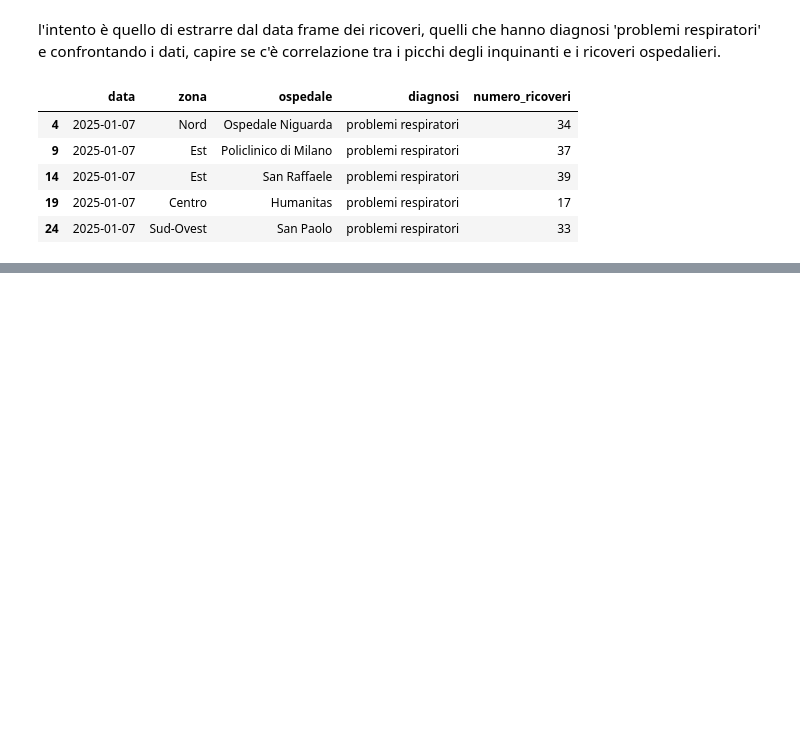
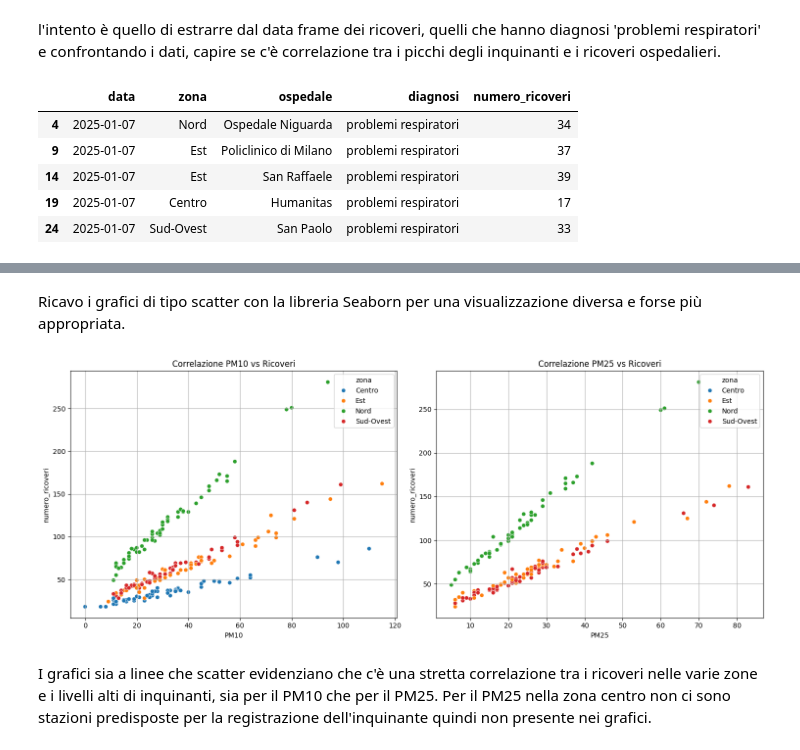
Before and after one commit to AntoninoCardillo2/Progetto_BigData, a Jupyter notebook: progetto_big_data.ipynb, the cells around one changed output, grey strips where cells are left out. Saved outputs shown, nothing was run; the diff lists cells and outputs as text; code cells hidden in the pictures; blank space fills up the shorter version.

```diff
--- a/progetto_big_data.ipynb
+++ b/progetto_big_data.ipynb
@@ -423,0 +287,35 @@ plt.show()
+# %% [markdown]
+Ricavo i grafici di tipo scatter con la libreria Seaborn per una visualizzazione diversa e forse più appropriata.
+# %%
+import seaborn as sns
+
+fig, (ax1, ax2) = plt.subplots(1, 2, figsize=(15, 6))
+
+#PM10
+sns.scatterplot(
+    data=df_data_zona_ricoveri_inq,
+    x='PM10',
+    y='numero_ricoveri',
+    hue='zona',
+    ax=ax1
+)
+ax1.set_title('Correlazione PM10 vs Ricoveri')
+ax1.grid(True)
+
+#PM25
+sns.scatterplot(
+    data=df_data_zona_ricoveri_inq,
+    x='PM25',
+    y='numero_ricoveri',
+    hue='zona',
+    ax=ax2
+)
+ax2.set_title('Correlazione PM25 vs Ricoveri')
+ax2.grid(True)
+
+plt.tight_layout()
+plt.show()
+# %% [output]
+[figure, added]
+# %% [markdown]
+I grafici sia a linee che scatter evidenziano che c'è una stretta correlazione tra i ricoveri nelle varie zone e i livelli alti di inquinanti, sia per il PM10 che per il PM25. Per il PM25 nella zona centro non ci sono stazioni predisposte per la registrazione dell'inquinante quindi non presente nei grafici.
```
Also changed, not shown: parts of 44 cells of this notebook.
